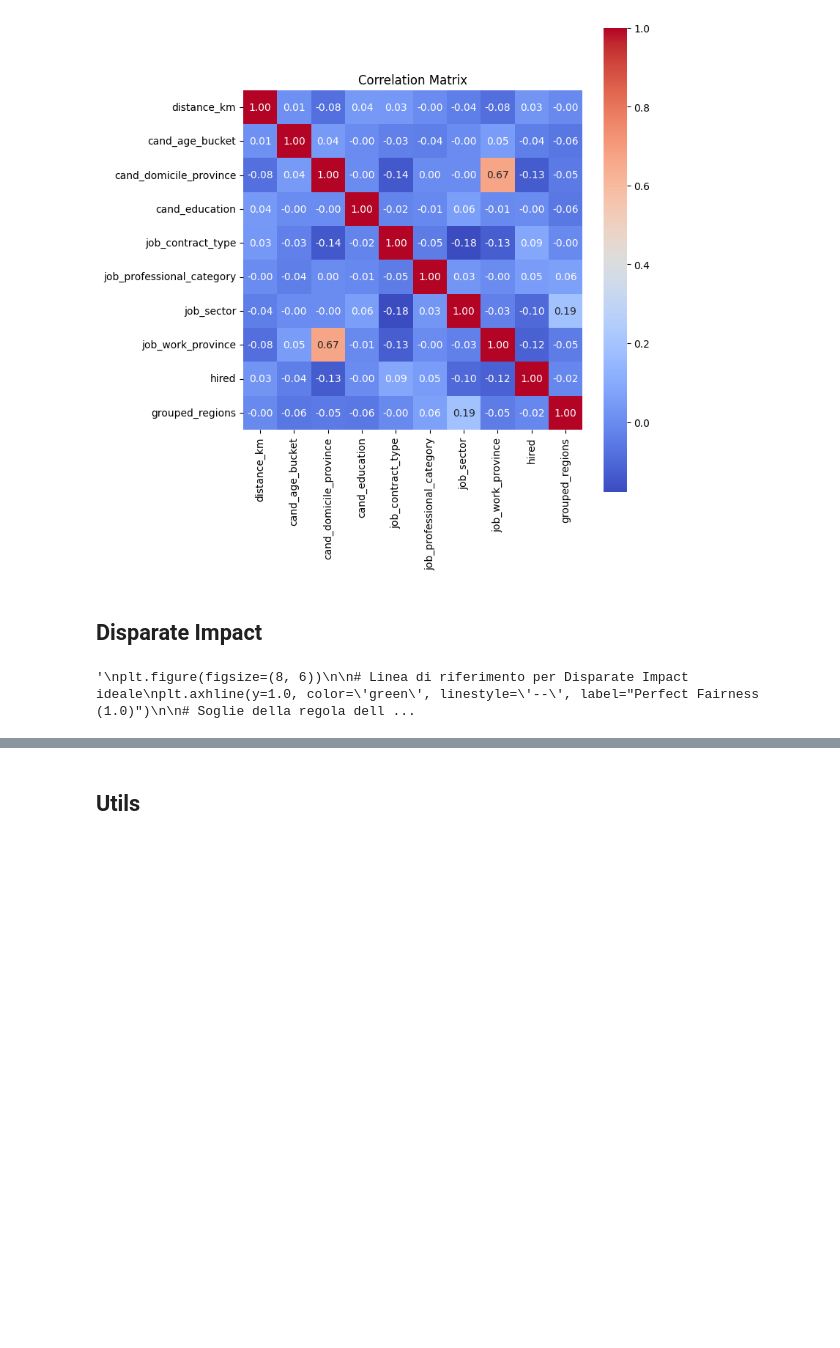
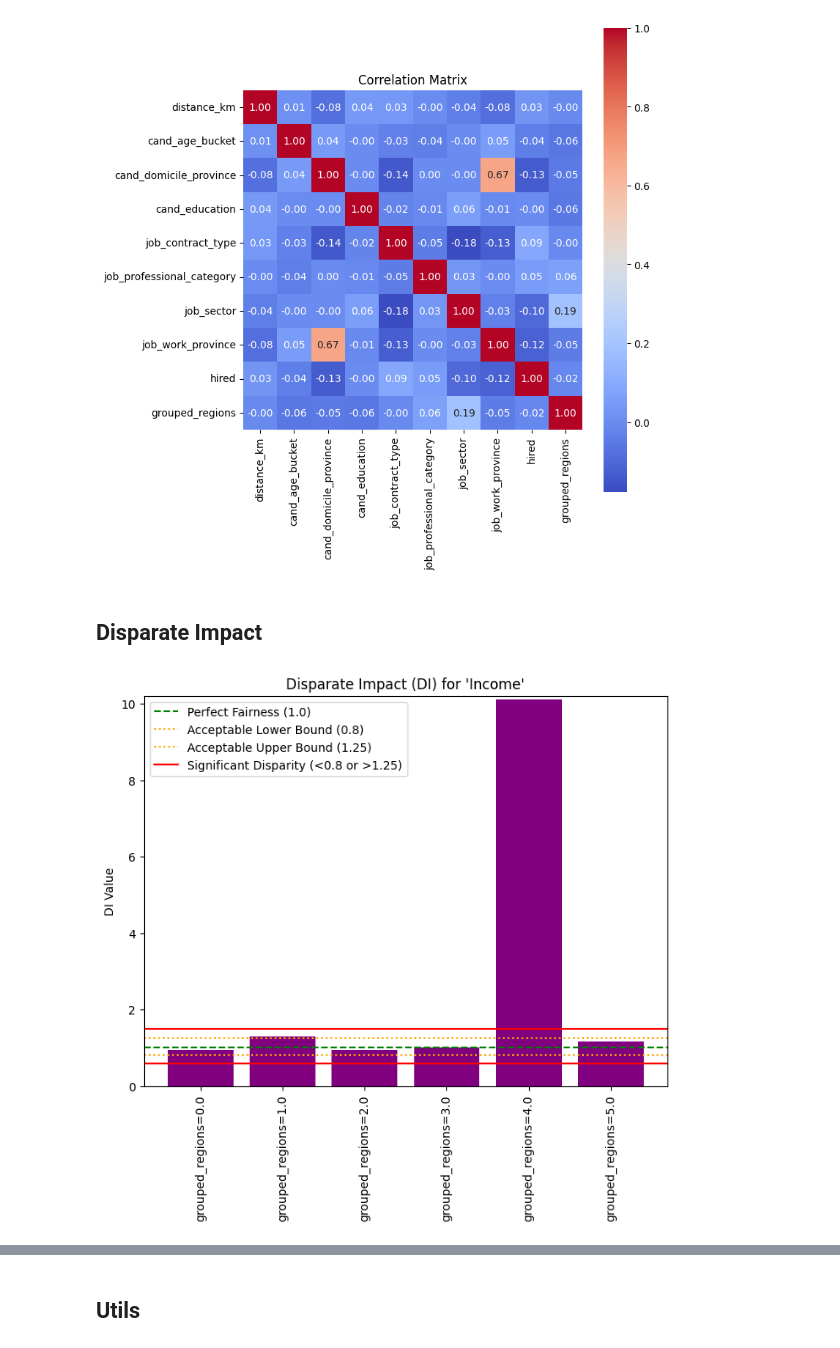
Before and after one commit to kor80/Fair-Candidate-Screening-System, a Jupyter notebook: main.ipynb, the cells around one changed output, grey strips where cells are left out. Cells and saved outputs as stored; diff of their text form; code cells hidden in the pictures; blank space fills up the shorter version.

```diff
--- a/main.ipynb
+++ b/main.ipynb
@@ -767,35 +754,33 @@ plt.show()
 # %% [markdown]
 ## Disparate Impact
 # %%
-#di = df1.disparate_impact()
+di = df1.disparate_impact()
 # %%
-#labels = [f"{item}" for _,item in di[{'hired': 1}].keys()]
-#values = list(di[{'hired': 1}].values())
+labels = [f"{item}" for _,item in di[{'hired': 1}].keys()]
+values = list(di[{'hired': 1}].values())
 # %%
-'''
 plt.figure(figsize=(8, 6))
 
 # Linea di riferimento per Disparate Impact ideale
 plt.axhline(y=1.0, color='green', linestyle='--', label="Perfect Fairness (1.0)")
 
 # Soglie della regola dell'80%
 plt.axhline(y=0.8, color='orange', linestyle=':', label="Acceptable Lower Bound (0.8)")
 plt.axhline(y=1.25, color='orange', linestyle=':', label="Acceptable Upper Bound (1.25)")
 
 # Linee per disparità significativa
 plt.axhline(y=0.6, color='red', linestyle='-', label="Significant Disparity (<0.8 or >1.25)")
 plt.axhline(y=1.5, color='red', linestyle='-')
 
 # Barre dei modelli
 plt.bar(labels, values, color='purple')
 
 plt.title("Disparate Impact (DI) for 'Income'")
 plt.ylabel("DI Value")
-plt.ylim([0, 2])
+plt.ylim([0, max(values) + 0.1])
 plt.xticks(range(len(labels)), rotation=90)
 
 plt.legend()
 plt.show()
-'''
 # %% [output]
-'\nplt.figure(figsize=(8, 6))\n\n# Linea di riferimento per Disparate Impact ideale\nplt.axhline(y=1.0, color=\'green\', linestyle=\'--\', label="Perfect Fairness (1.0)")\n\n# Soglie della regola dell ...
+[figure, added]
```
Also changed, not shown: parts of 17 cells of this notebook.
